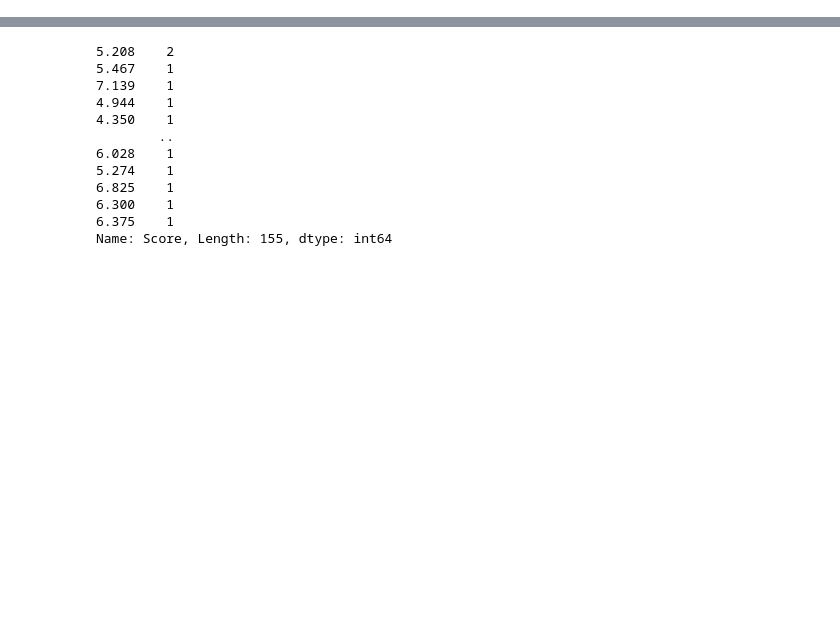
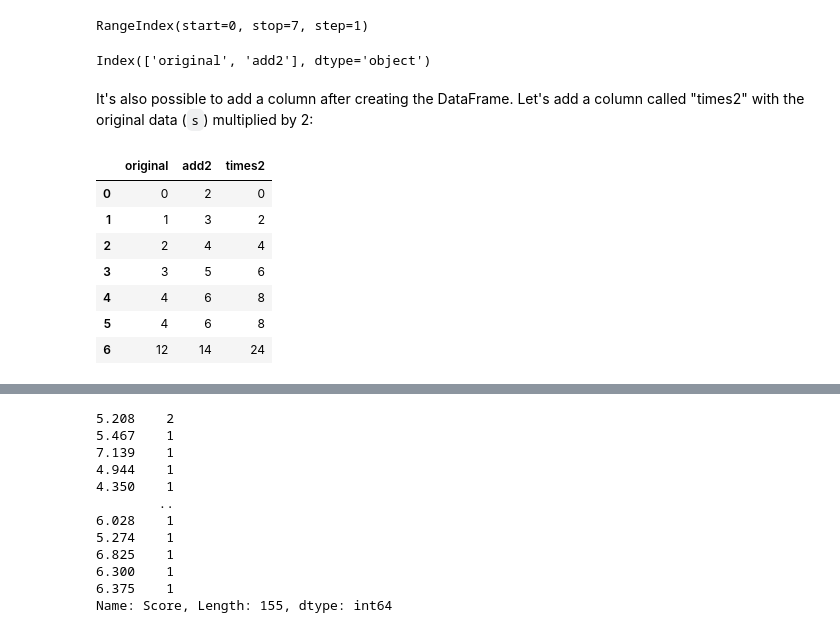
Before and after one commit to BreakoutMentors/Data-Science-and-Machine-Learning, a Jupyter notebook: basics/Basics_Pandas.ipynb, the cells around one changed output, grey strips where cells are left out. Cells and saved outputs as stored; diff of their text form; code cells hidden in the pictures; blank space fills up the shorter version.

```diff
--- a/basics/Basics_Pandas.ipynb
+++ b/basics/Basics_Pandas.ipynb
@@ -51,0 +6,8 @@ df.loc[:, 'Country or region'].nunique()
+# %%
+import IPython.display as ipd
+
+def display_series(series):
+    ipd.display(series)
+
+def display_df(df):
+    ipd.display(ipd.HTML(df.to_html()))
@@ -51,0 +35,4 @@ df.loc[:, 'Country or region'].nunique()
+# %%
+data = [0, 1, 2, 3, 4, 4, 12]
+s = pd.Series(data)
+display_series(s)
@@ -51,0 +98,6 @@ df.loc[:, 'Country or region'].nunique()
+# %%
+print('Original series: ')
+display_series(s)
+print('\nAdd 2 to every value in our series: ')
+add2_series = s + 2
+display_series(add2_series)
@@ -51,0 +146,7 @@ df.loc[:, 'Country or region'].nunique()
+# %%
+data_dict = {
+    "original": s,
+    "add2": add2_series,
+}
+df = pd.DataFrame(data_dict)
+display_df(df)
@@ -51,0 +166,24 @@ df.loc[:, 'Country or region'].nunique()
+# %%
+# Access the index
+df.index
+# %% [output]
+RangeIndex(start=0, stop=7, step=1)
+# %%
+# Access the columns
+df.columns
+# %% [output]
+Index(['original', 'add2'], dtype='object')
+# %% [markdown]
+It's also possible to add a column after creating the DataFrame. Let's add a column called "times2" with the original data (`s`) multiplied by 2:
+# %%
+df['times2'] = s * 2
+display_df(df)
+# %% [output]
+|  | original | add2 | times2 |
+| 0 | 0 | 2 | 0 |
+| 1 | 1 | 3 | 2 |
+| 2 | 2 | 4 | 4 |
+| 3 | 3 | 5 | 6 |
+| 4 | 4 | 6 | 8 |
+| 5 | 4 | 6 | 8 |
+| 6 | 12 | 14 | 24 |
```
Also changed, not shown: parts of 43 cells of this notebook.
